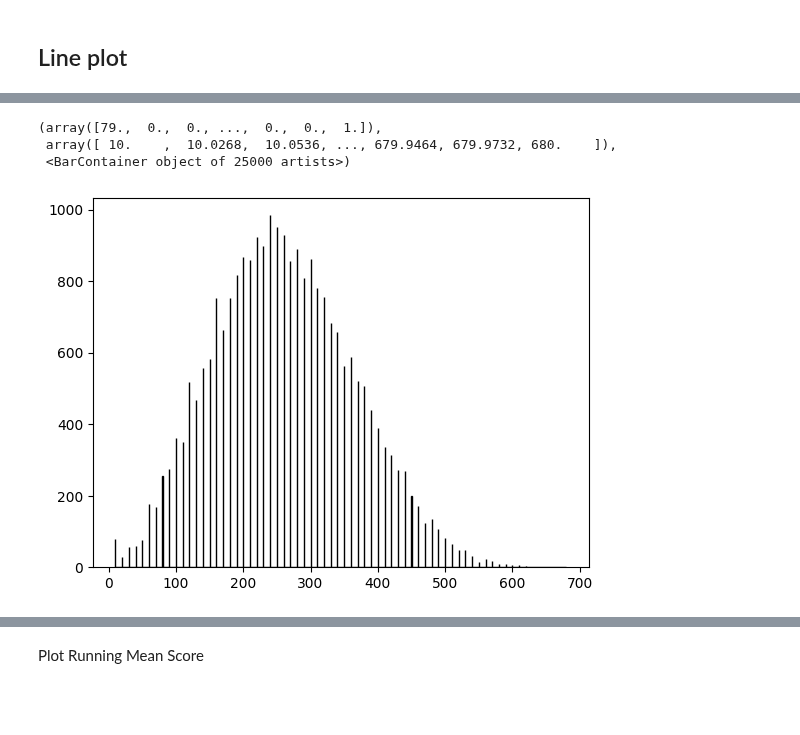
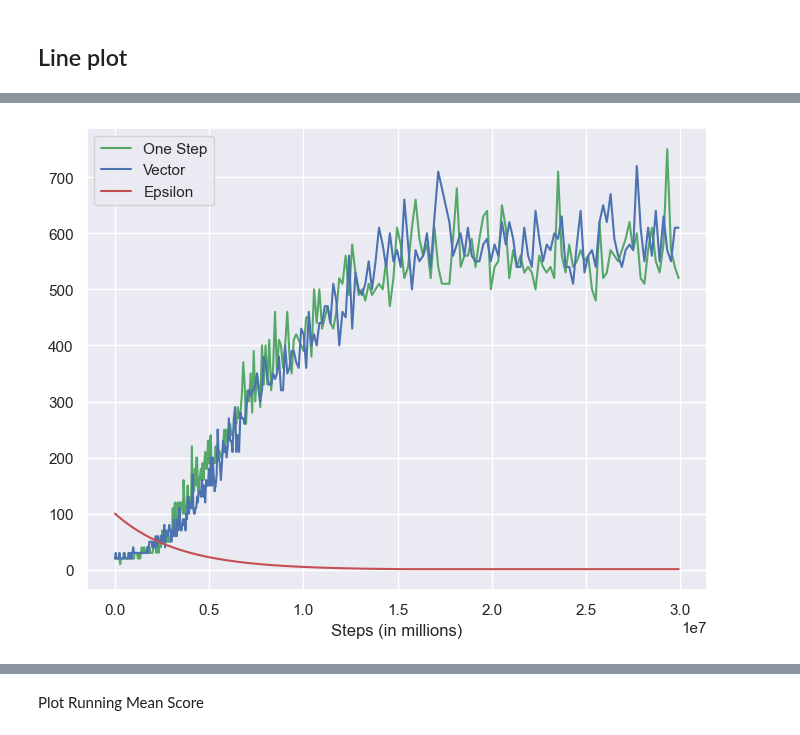
Before and after one commit to vietnhprivat/snake_ai, a Jupyter notebook: src/Classes/data_collection_training_data.ipynb, the cells around one changed output, grey strips where cells are left out. Drawn from its saved outputs; the diff is of its cells as text; code cells hidden in the pictures; blank space fills up the shorter version.

```diff
--- a/src/Classes/data_collection_training_data.ipynb
+++ b/src/Classes/data_collection_training_data.ipynb
@@ -212,11 +190,31 @@ ax2.grid(True)
-# %%
-# Define x-axis
-x = tql['scores']
-
-# Histogram
-plt.hist(x, bins=25000, edgecolor='black')
-# %% [output]
-(array([79.,  0.,  0., ...,  0.,  0.,  1.]),
- array([ 10.    ,  10.0268,  10.0536, ..., 679.9464, 679.9732, 680.    ]),
- <BarContainer object of 25000 artists>)
-[figure, removed]
+# %%
+import matplotlib.pyplot as plt
+
+# Define axis data
+x = onestep_max['steps']
+y1 = onestep_max['score']
+y2 = vector_max['score'][:len(y1)]
+y3 = onestep_max['epsilon'] * 100 # Assuming this scales your data appropriately
+
+
+# Set the style of seaborn
+sns.set_theme(style="darkgrid")
+
+# Plot configurations
+fig, ax1 = plt.subplots(figsize=(8, 6))
+
+# Plot the data on the primary y-axis using seaborn's lineplot for better aesthetics
+sns.lineplot(x=x, y=y1, color='g', label='One Step', ax=ax1)
+sns.lineplot(x=x, y=y2, color='b', label='Vector', ax=ax1)
+sns.lineplot(x=x, y=y3, color='r', label='Epsilon', ax=ax1)
+
+# Set axis labels
+ax1.set_xlabel('Steps (in millions)')  # Replace 'X data' with your actual x-axis label
+ax1.set_ylabel('')  # Replace 'Y data' with your actual y-axis label
+
+# Create a legend
+ax1.legend()
+
+plt.show()
+# %% [output]
+[figure, added]
```
Also changed, not shown: parts of 6 cells of this notebook, 4 other files.
